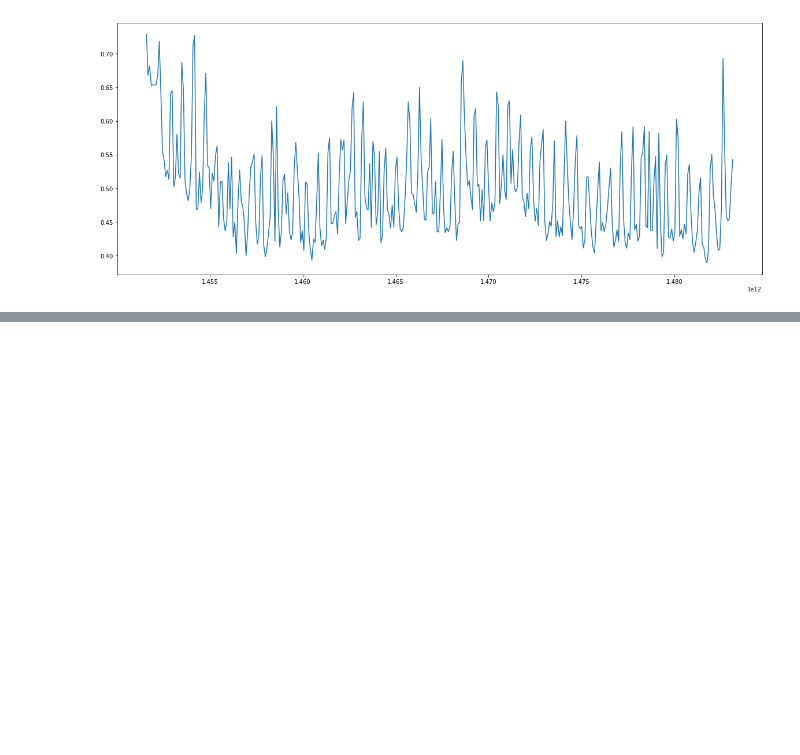
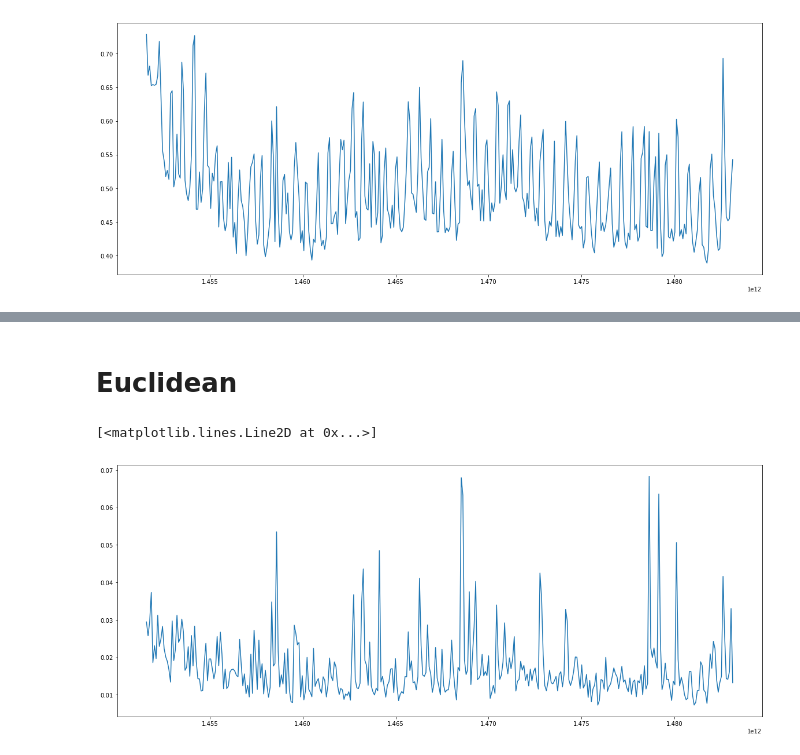
Before and after one commit to jaitl/kasandra-rus, a Jupyter notebook: kasandra_nlp/jupyter/mean/filter_year_news.ipynb, the cells around one changed output, grey strips where cells are left out. Drawn from its saved outputs; the diff is of its cells as text; code cells hidden in the pictures; blank space fills up the shorter version.

```diff
--- a/kasandra_nlp/jupyter/mean/filter_year_news.ipynb
+++ b/kasandra_nlp/jupyter/mean/filter_year_news.ipynb
@@ -120,0 +138,15 @@ plt.plot(list(cos_news.keys()), list(cos_news.values()))
+# %% [markdown]
+# Euclidean
+# %%
+euclidean_days = {}
+
+for day, mday in mean_days.items():
+    euclidean_days[day] = spatial.distance.chebyshev(year_mean, mday)
+# %%
+plt.figure()
+plt.rcParams['figure.figsize'] = (20.0, 8.0)
+
+plt.plot(list(euclidean_days.keys()), list(euclidean_days.values()))
+# %% [output]
+[<matplotlib.lines.Line2D at 0x...>]
+[figure, added]
```
Also changed, not shown: parts of 7 cells of this notebook, 5 other files.
